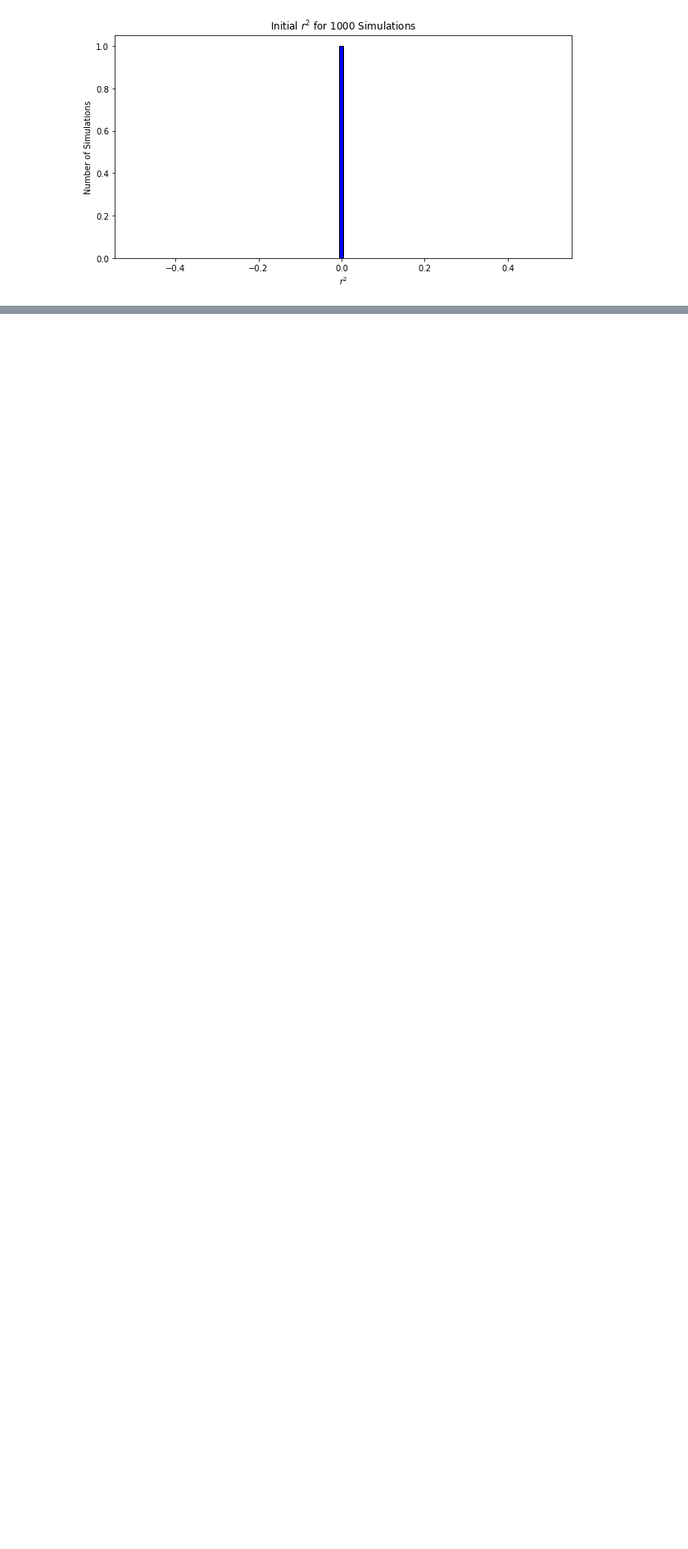
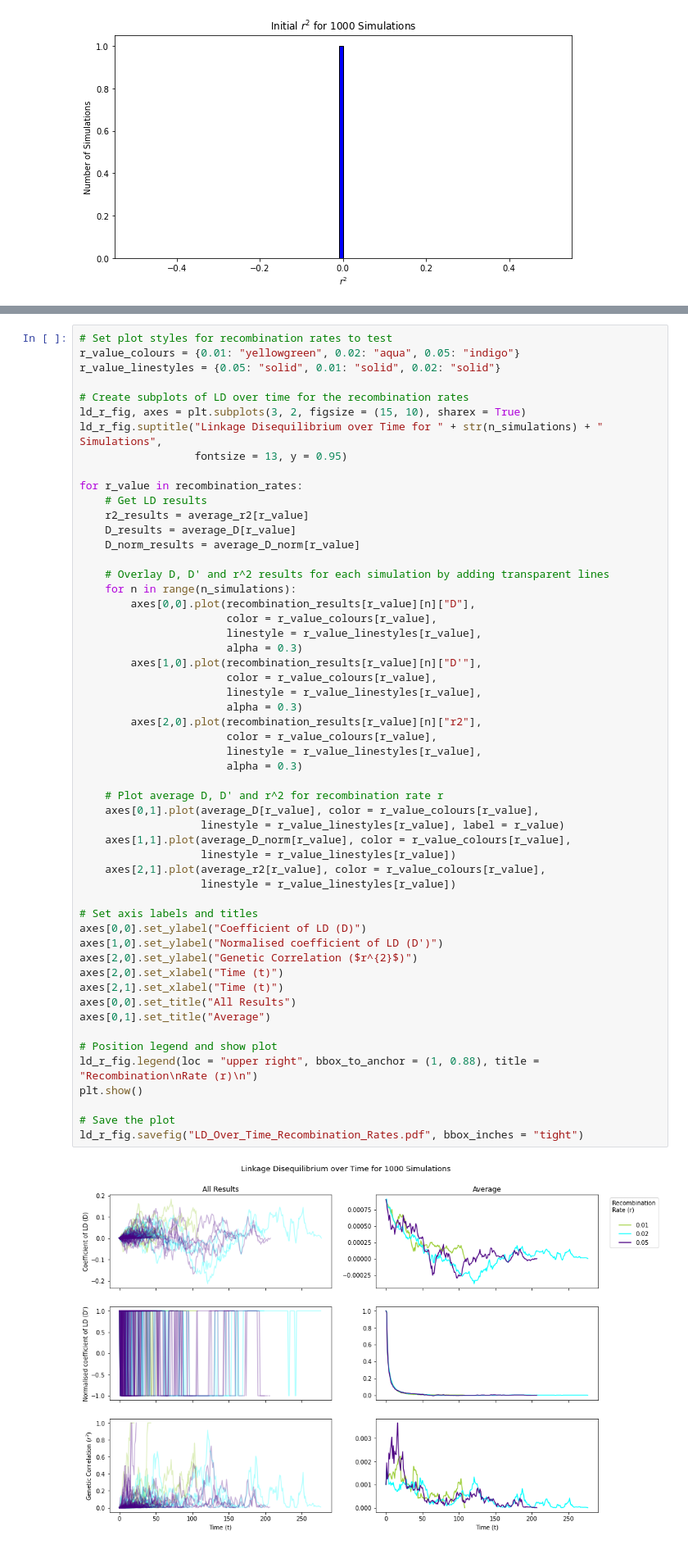
Before and after one commit to TomMakesThings/Wright-Fisher-Simulator, a Jupyter notebook: WrightFisher.ipynb, the cells around one changed output, grey strips where cells are left out. Shown at 82% size. Drawn from its saved outputs; the diff is of its cells as text; blank space fills up the shorter version.

```diff
--- a/WrightFisher.ipynb
+++ b/WrightFisher.ipynb
@@ -660 +600,57 @@ print(mean_r2)
+# %%
+# Set plot styles for recombination rates to test
+r_value_colours = {0.01: "yellowgreen", 0.02: "aqua", 0.05: "indigo"}
+r_value_linestyles = {0.05: "solid", 0.01: "solid", 0.02: "solid"}
+
+# Create subplots of LD over time for the recombination rates
+ld_r_fig, axes = plt.subplots(3, 2, figsize = (15, 10), sharex = True)
+ld_r_fig.suptitle("Linkage Disequilibrium over Time for " + str(n_simulations) + " Simulations",
+                  fontsize = 13, y = 0.95)
+
+for r_value in recombination_rates:
+    # Get LD results
+    r2_results = average_r2[r_value]
+    D_results = average_D[r_value]
+    D_norm_results = average_D_norm[r_value]
+
+    # Overlay D, D' and r^2 results for each simulation by adding transparent lines
+    for n in range(n_simulations):
+        axes[0,0].plot(recombination_results[r_value][n]["D"],
+                       color = r_value_colours[r_value],
+                       linestyle = r_value_linestyles[r_value],
+                       alpha = 0.3)
+        axes[1,0].plot(recombination_results[r_value][n]["D'"],
+                       color = r_value_colours[r_value],
+                       linestyle = r_value_linestyles[r_value],
+                       alpha = 0.3)
+        axes[2,0].plot(recombination_results[r_value][n]["r2"],
+                       color = r_value_colours[r_value],
+                       linestyle = r_value_linestyles[r_value],
+                       alpha = 0.3)
+
+    # Plot average D, D' and r^2 for recombination rate r
+    axes[0,1].plot(average_D[r_value], color = r_value_colours[r_value],
+                   linestyle = r_value_linestyles[r_value], label = r_value)
+    axes[1,1].plot(average_D_norm[r_value], color = r_value_colours[r_value],
+                   linestyle = r_value_linestyles[r_value])
+    axes[2,1].plot(average_r2[r_value], color = r_value_colours[r_value],
+                   linestyle = r_value_linestyles[r_value])
+
+# Set axis labels and titles
+axes[0,0].set_ylabel("Coefficient of LD (D)")
+axes[1,0].set_ylabel("Normalised coefficient of LD (D')")
+axes[2,0].set_ylabel("Genetic Correlation ($r^{2}$)")
+axes[2,0].set_xlabel("Time (t)")
+axes[2,1].set_xlabel("Time (t)")
+axes[0,0].set_title("All Results")
+axes[0,1].set_title("Average")
+
+# Position legend and show plot
+ld_r_fig.legend(loc = "upper right", bbox_to_anchor = (1, 0.88), title = "Recombination\nRate (r)\n")
+plt.show()
+
+# Save the plot
+ld_r_fig.savefig("LD_Over_Time_Recombination_Rates.pdf", bbox_inches = "tight")
+# %% [output]
+[figure, added]
 # %%
```
Also changed, not shown: parts of 10 cells of this notebook, 7 other files.
